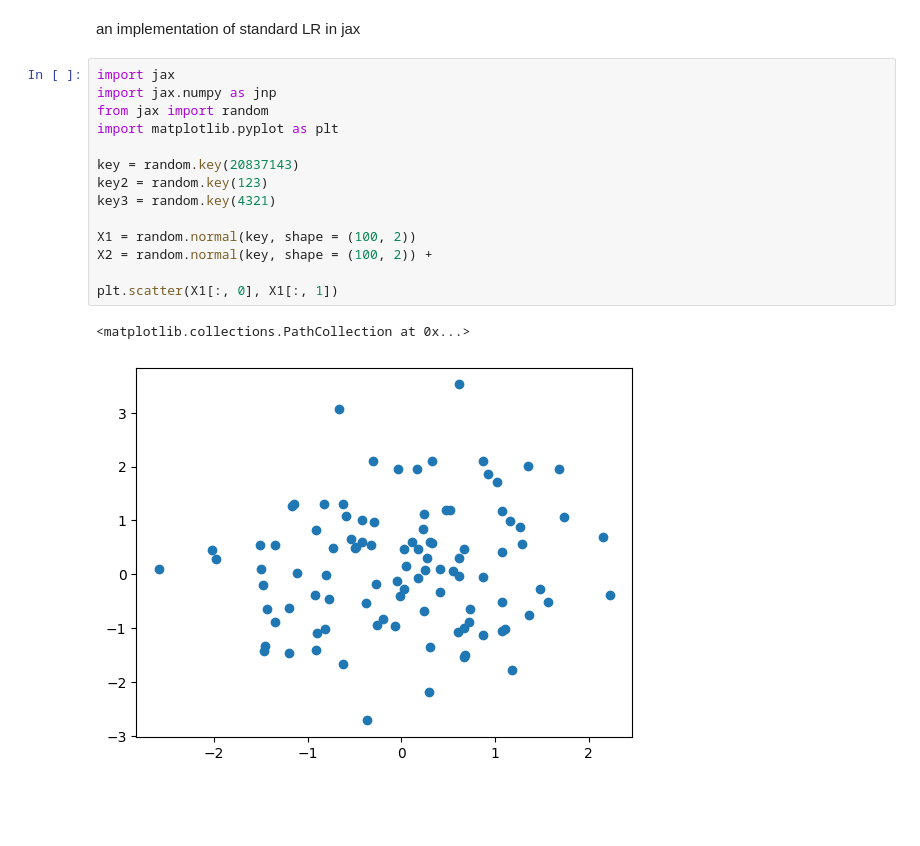
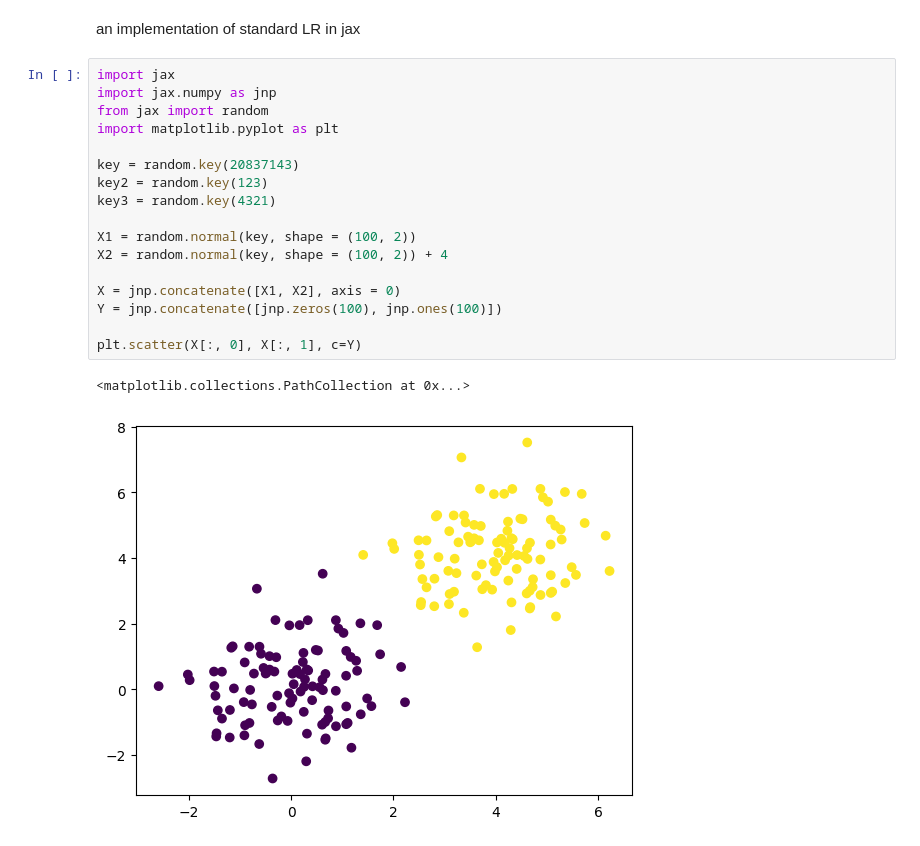
Before and after one commit to xPuffball/jax_playground, a Jupyter notebook: logistic_regression.ipynb, the cells around one changed output. Drawn from its saved outputs; the diff is of its cells as text; blank space fills up the shorter version.

```diff
--- a/logistic_regression.ipynb
+++ b/logistic_regression.ipynb
@@ -3,17 +3,20 @@ an implementation of standard LR in jax
 # %%
 import jax
 import jax.numpy as jnp
 from jax import random
 import matplotlib.pyplot as plt
 
 key = random.key(20837143)
 key2 = random.key(123)
 key3 = random.key(4321)
 
 X1 = random.normal(key, shape = (100, 2))
-X2 = random.normal(key, shape = (100, 2)) +
+X2 = random.normal(key, shape = (100, 2)) + 4
 
-plt.scatter(X1[:, 0], X1[:, 1])
+X = jnp.concatenate([X1, X2], axis = 0)
+Y = jnp.concatenate([jnp.zeros(100), jnp.ones(100)])
+
+plt.scatter(X[:, 0], X[:, 1], c=Y)
 # %% [output]
 <matplotlib.collections.PathCollection at 0x...>
-[figure, old version]
+[figure, new version]
```
Also changed, not shown: parts of 3 cells of this notebook, 11 other files.
